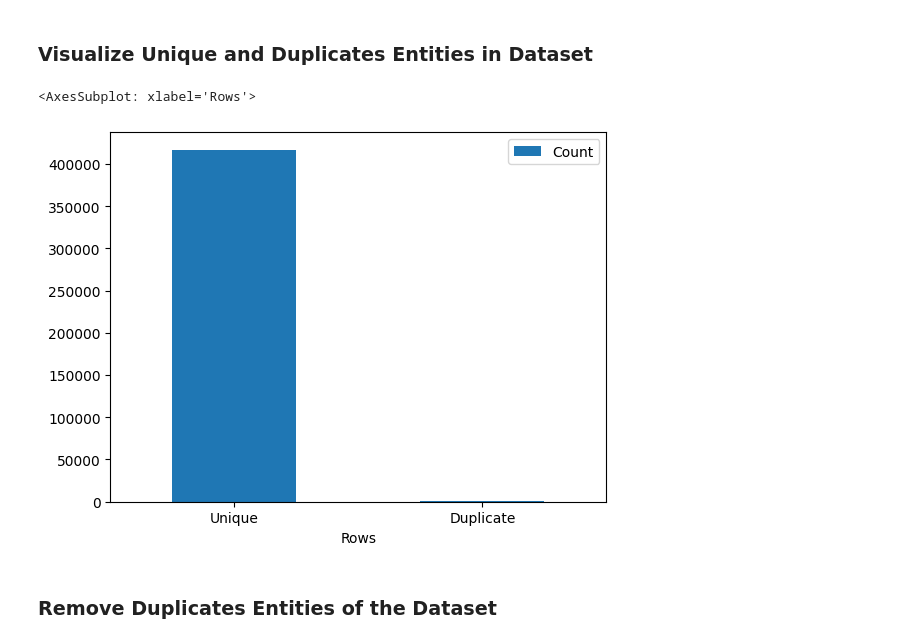
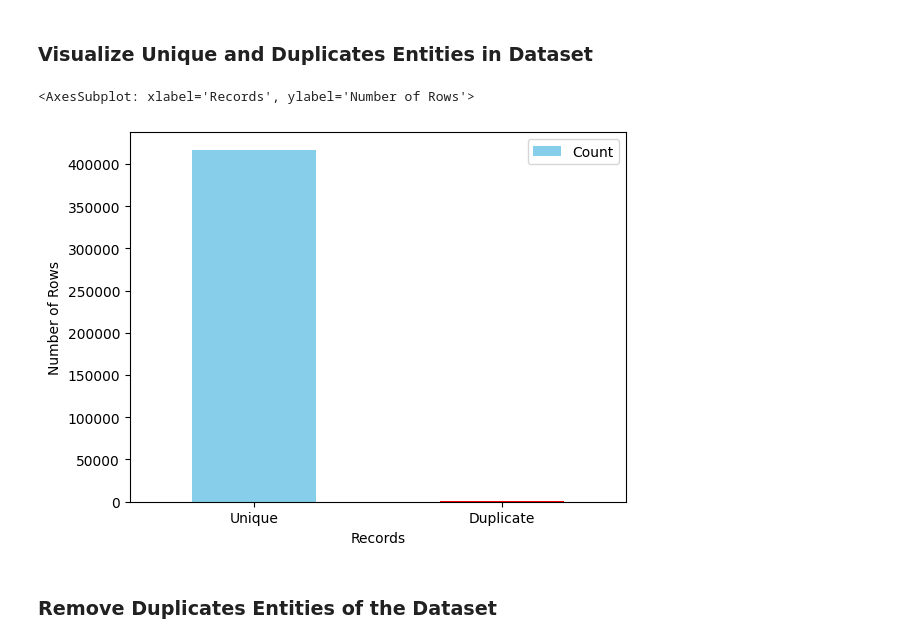
Before and after one commit to adan35/AiDreams, a Jupyter notebook: emotion_detector.ipynb, the cells around one changed output. Drawn from its saved outputs; the diff is of its cells as text; code cells hidden in the pictures.

```diff
--- a/emotion_detector.ipynb
+++ b/emotion_detector.ipynb
@@ -28,10 +28,10 @@ Emotion Dataset Contains 416809 rows and 2 columns
 # %%
 dup_rows = rows - len(dataset.drop_duplicates(subset=['text', 'emotions']))
 dup_vis = pd.DataFrame({'Rows':['Unique', 'Duplicate'], 'Count':[rows, dup_rows]})
-dup_vis.plot.bar(x='Rows', y='Count', rot=0)
+dup_vis.plot.bar(x='Rows', y='Count', xlabel='Records', ylabel='Number of Rows', rot=0, color=['skyblue', 'red'])
 # %% [output]
-<AxesSubplot: xlabel='Rows'>
+<AxesSubplot: xlabel='Records', ylabel='Number of Rows'>
-[figure, old version]
+[figure, new version]
 # %% [markdown]
 ### Remove Duplicates Entities of the Dataset
 # %%
```
